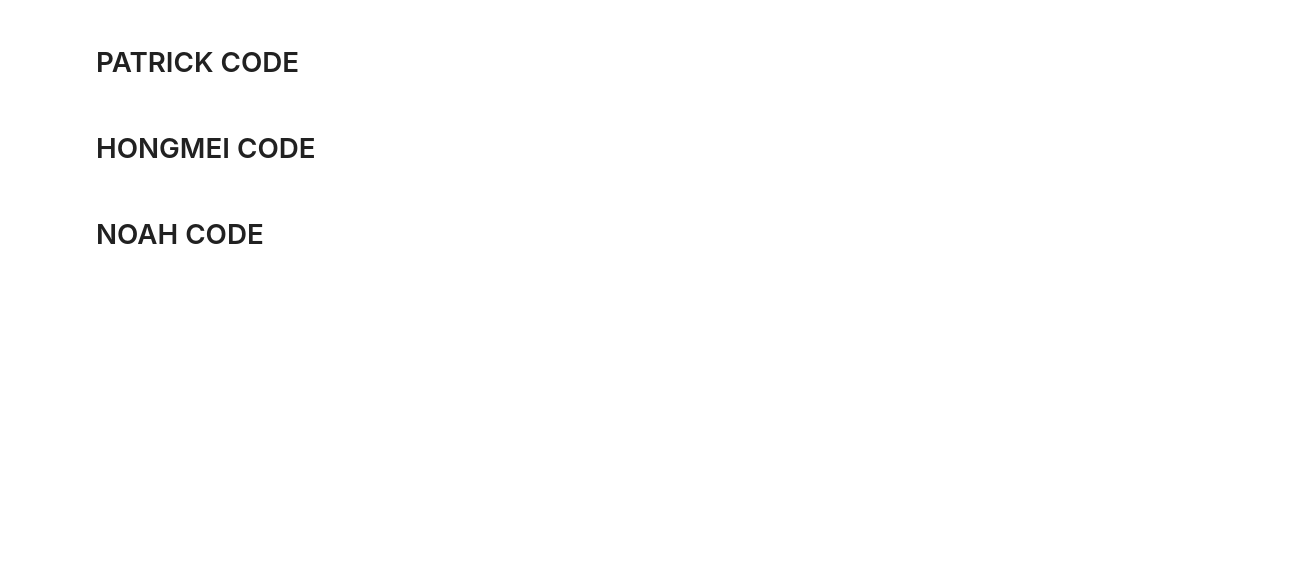
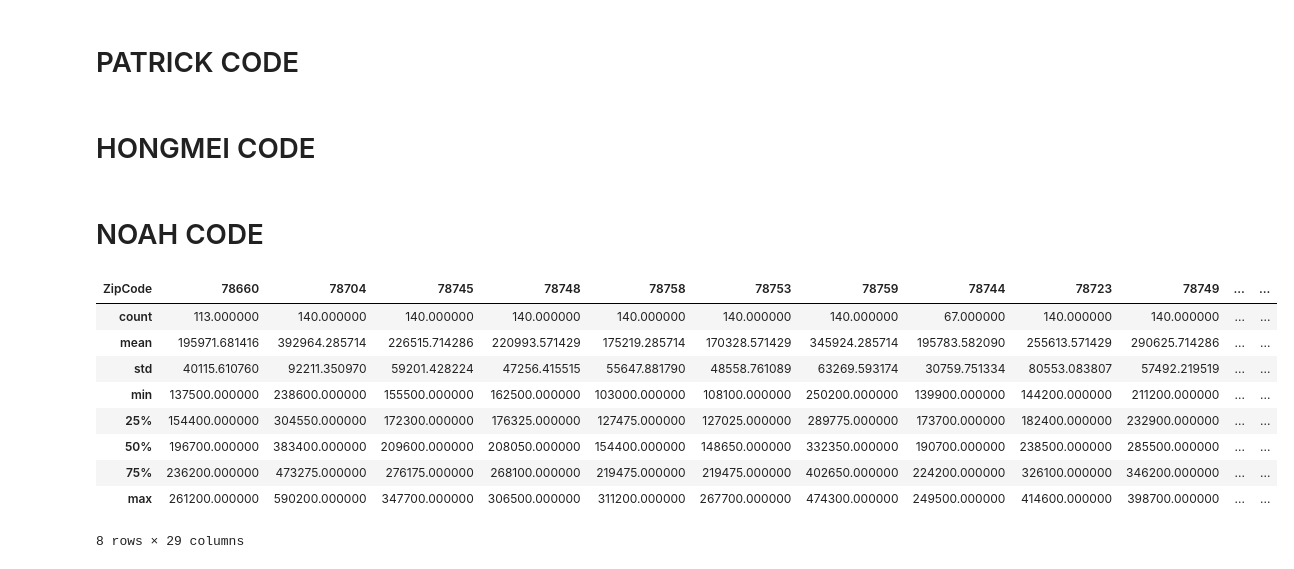
Before and after one commit to ybacoder/project-1, a Jupyter notebook: project_1.ipynb, the cells around one changed output. Cells and saved outputs as stored; diff of their text form; code cells hidden in the pictures; blank space fills up the shorter version.

```diff
--- a/project_1.ipynb
+++ b/project_1.ipynb
@@ -158,3 +145,17 @@ plt.show()
 # HONGMEI CODE
 # %% [markdown]
 # NOAH CODE
+# %%
+zillow_df_statistics = zillow_df.describe()
+zillow_df_statistics
+# %% [output]
+| ZipCode | 78660 | 78704 | 78745 | 78748 | 78758 | 78753 | 78759 | 78744 | 78723 | 78749 | ... | ... |
+| count | 113.000000 | 140.000000 | 140.000000 | 140.000000 | 140.000000 | 140.000000 | 140.000000 | 67.000000 | 140.000000 | 140.000000 | ... | ... |
+| mean | 195971.681416 | 392964.285714 | 226515.714286 | 220993.571429 | 175219.285714 | 170328.571429 | 345924.285714 | 195783.582090 | 255613.571429 | 290625.714286 | ... | ... |
+| std | 40115.610760 | 92211.350970 | 59201.428224 | 47256.415515 | 55647.881790 | 48558.761089 | 63269.593174 | 30759.751334 | 80553.083807 | 57492.219519 | ... | ... |
+| min | 137500.000000 | 238600.000000 | 155500.000000 | 162500.000000 | 103000.000000 | 108100.000000 | 250200.000000 | 139900.000000 | 144200.000000 | 211200.000000 | ... | ... |
+| 25% | 154400.000000 | 304550.000000 | 172300.000000 | 176325.000000 | 127475.000000 | 127025.000000 | 289775.000000 | 173700.000000 | 182400.000000 | 232900.000000 | ... | ... |
+| 50% | 196700.000000 | 383400.000000 | 209600.000000 | 208050.000000 | 154400.000000 | 148650.000000 | 332350.000000 | 190700.000000 | 238500.000000 | 285500.000000 | ... | ... |
+| 75% | 236200.000000 | 473275.000000 | 276175.000000 | 268100.000000 | 219475.000000 | 219475.000000 | 402650.000000 | 224200.000000 | 326100.000000 | 346200.000000 | ... | ... |
+| max | 261200.000000 | 590200.000000 | 347700.000000 | 306500.000000 | 311200.000000 | 267700.000000 | 474300.000000 | 249500.000000 | 414600.000000 | 398700.000000 | ... | ... |
+8 rows × 29 columns
```
Also changed, not shown: parts of 24 cells of this notebook.
